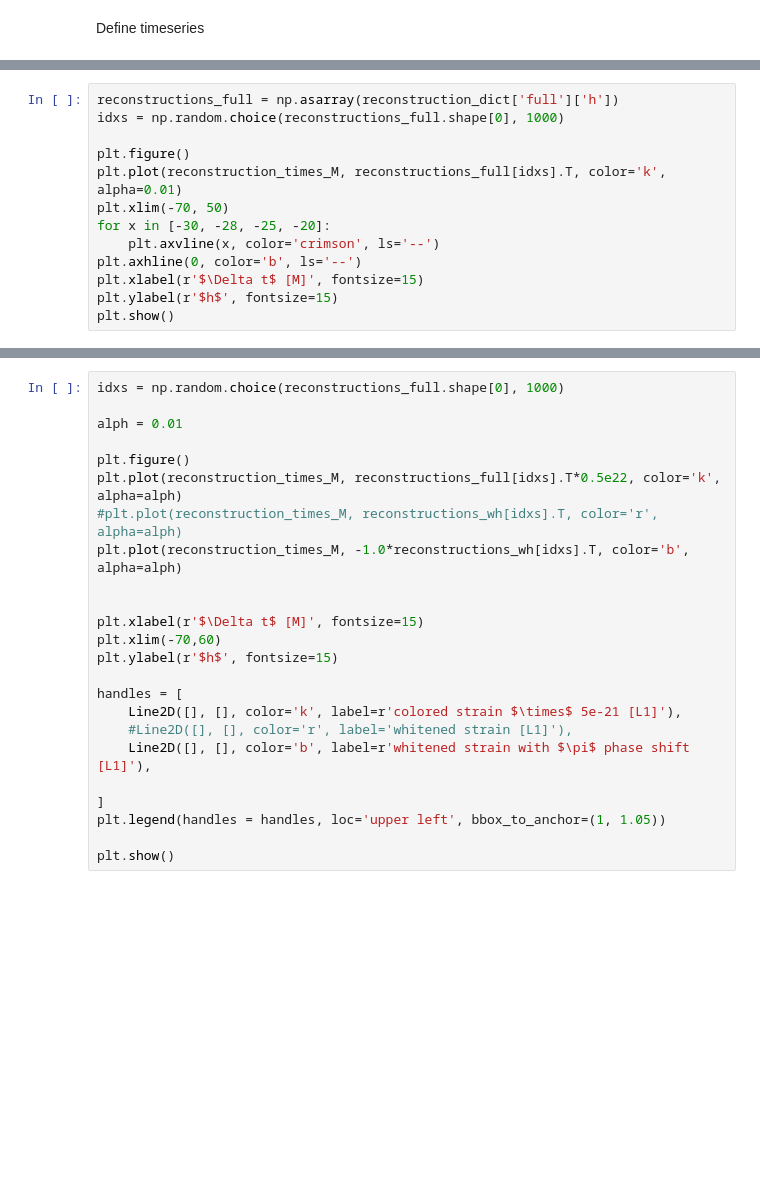
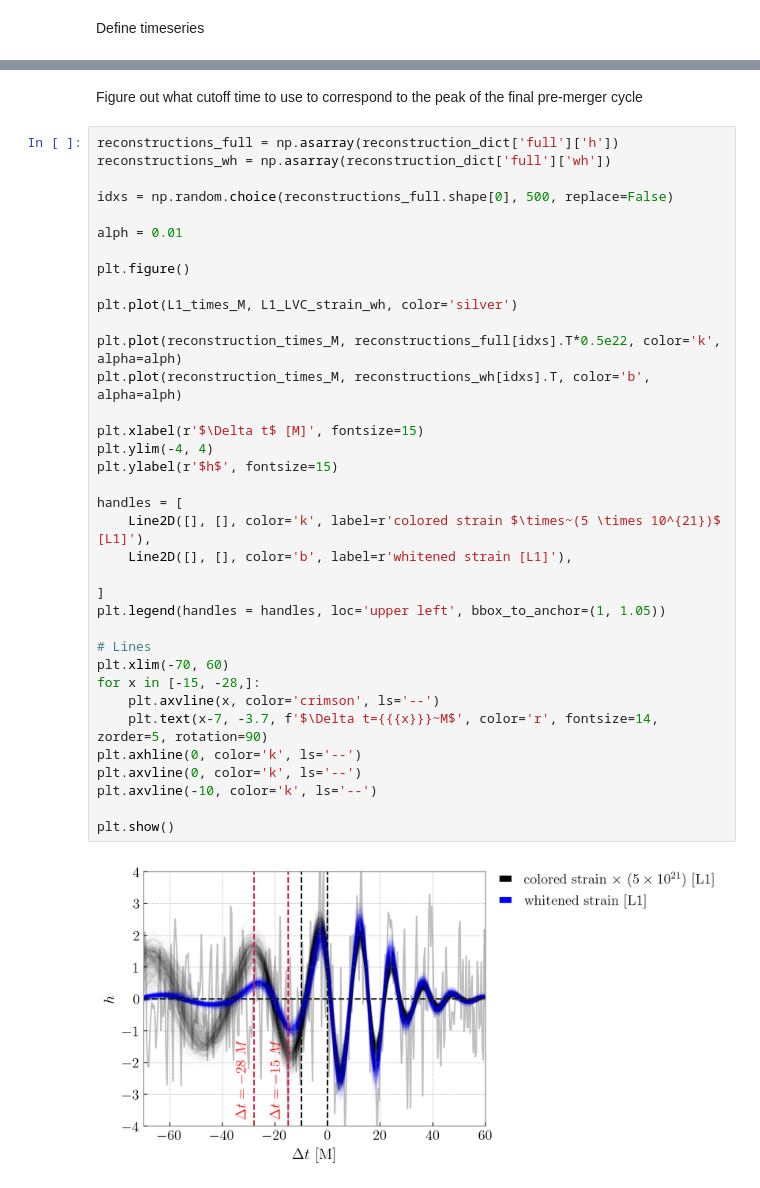
Before and after one commit to simonajmiller/gw190521-timedomain-release, a Jupyter notebook: figures/figure_02.ipynb, the cells around one changed output, grey strips where cells are left out. Drawn from its saved outputs; the diff is of its cells as text; blank space fills up the shorter version.

```diff
--- a/figures/figure_02.ipynb
+++ b/figures/figure_02.ipynb
@@ -77,13 +76,0 @@ Figure out what cutoff time to use to correspondto the peak of the final pre-mer
-# %%
-reconstructions_full = np.asarray(reconstruction_dict['full']['h'])
-idxs = np.random.choice(reconstructions_full.shape[0], 1000)
-
-plt.figure()
-plt.plot(reconstruction_times_M, reconstructions_full[idxs].T, color='k', alpha=0.01)
-plt.xlim(-70, 50)
-for x in [-30, -28, -25, -20]:
-    plt.axvline(x, color='crimson', ls='--')
-plt.axhline(0, color='b', ls='--')
-plt.xlabel(r'$\Delta t$ [M]', fontsize=15)
-plt.ylabel(r'$h$', fontsize=15)
-plt.show()
@@ -106,25 +77,41 @@ plt.show()
-# %%
-idxs = np.random.choice(reconstructions_full.shape[0], 1000)
-
-alph = 0.01
-
-plt.figure()
-plt.plot(reconstruction_times_M, reconstructions_full[idxs].T*0.5e22, color='k', alpha=alph)
-#plt.plot(reconstruction_times_M, reconstructions_wh[idxs].T, color='r', alpha=alph)
-plt.plot(reconstruction_times_M, -1.0*reconstructions_wh[idxs].T, color='b', alpha=alph)
-
-
-plt.xlabel(r'$\Delta t$ [M]', fontsize=15)
-plt.xlim(-70,60)
-plt.ylabel(r'$h$', fontsize=15)
-
-handles = [
-    Line2D([], [], color='k', label=r'colored strain $\times$ 5e-21 [L1]'),
-    #Line2D([], [], color='r', label='whitened strain [L1]'),
-    Line2D([], [], color='b', label=r'whitened strain with $\pi$ phase shift [L1]'),
-
-]
-plt.legend(handles = handles, loc='upper left', bbox_to_anchor=(1, 1.05))
-
-plt.show()
+# %% [markdown]
+Figure out what cutoff time to use to correspond to the peak of the final pre-merger cycle
+# %%
+reconstructions_full = np.asarray(reconstruction_dict['full']['h'])
+reconstructions_wh = np.asarray(reconstruction_dict['full']['wh'])
+
+idxs = np.random.choice(reconstructions_full.shape[0], 500, replace=False)
+
+alph = 0.01
+
+plt.figure()
+
+plt.plot(L1_times_M, L1_LVC_strain_wh, color='silver')
+
+plt.plot(reconstruction_times_M, reconstructions_full[idxs].T*0.5e22, color='k', alpha=alph)
+plt.plot(reconstruction_times_M, reconstructions_wh[idxs].T, color='b', alpha=alph)
+
+plt.xlabel(r'$\Delta t$ [M]', fontsize=15)
+plt.ylim(-4, 4)
+plt.ylabel(r'$h$', fontsize=15)
+
+handles = [
+    Line2D([], [], color='k', label=r'colored strain $\times~(5 \times 10^{21})$ [L1]'),
+    Line2D([], [], color='b', label=r'whitened strain [L1]'),
+
+]
+plt.legend(handles = handles, loc='upper left', bbox_to_anchor=(1, 1.05))
+
+# Lines
+plt.xlim(-70, 60)
+for x in [-15, -28,]:
+    plt.axvline(x, color='crimson', ls='--')
+    plt.text(x-7, -3.7, f'$\Delta t={{{x}}}~M$', color='r', fontsize=14, zorder=5, rotation=90)
+plt.axhline(0, color='k', ls='--')
+plt.axvline(0, color='k', ls='--')
+plt.axvline(-10, color='k', ls='--')
+
+plt.show()
+# %% [output]
+[figure, added]
 # %% [markdown]
```
Also changed, not shown: parts of 18 cells of this notebook, 21 other files.
